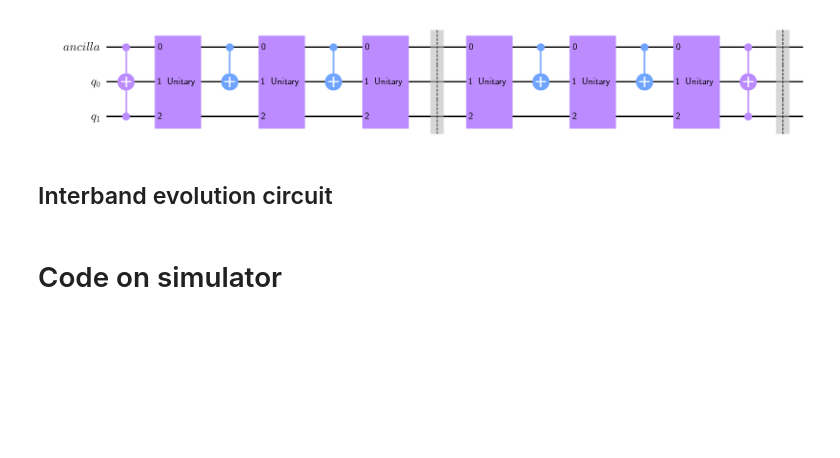
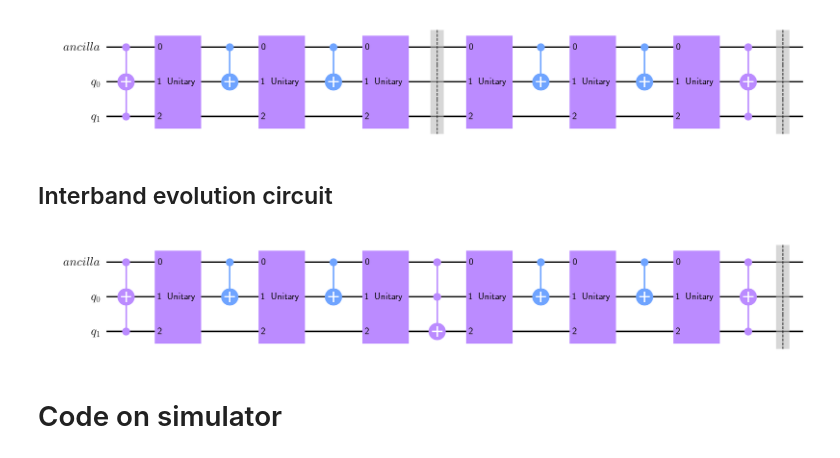
Before and after one commit to psasanka1729/chern-number-on-NISQ-computer, a Jupyter notebook: topological_phases_quantum_computer.ipynb, the cells around one changed output. Cells and saved outputs as stored; diff of their text form; code cells hidden in the pictures; blank space fills up the shorter version.

```diff
--- a/topological_phases_quantum_computer.ipynb
+++ b/topological_phases_quantum_computer.ipynb
@@ -309,37 +282,46 @@ intraband_evolution(1,1,1,1,1).draw("mpl",scale=2)
 # %%
 def interband_evolution(k_x,k_y,k_x_p,k_y_p,mu):
 
     qr = QuantumRegister(2,"q")
 
     # Create the ancilla register
     anc = QuantumRegister(1,"ancilla")
     # Create the quantum circuit
     qc = QuantumCircuit(anc,qr)
 
     qc.ccx(0,2,1)
     # $CCU_{3}^{\dagger}$ gate.
-    W = sqrtm(np.matrix(U3(angle_theta(k_x,k_y,mu),-angle_phi(k_x,k_y),angle_phi(k_x,k_y))).getH())
-    qc.unitary(controlled_W(W,1,2).A,[0,1,2])
+    theta_k = angle_theta(k_x,k_y,mu)
+    phi_k = angle_phi(k_x,k_y)
+    W_dag = sqrtm(U3(theta_k,-phi_k,phi_k.conj().T))
+    qc.unitary(controlled_W(W_dag,1,2).A,[0,1,2])
     qc.cx(0,1)
-    qc.unitary(np.matrix(controlled_W(W,1,2).A).getH(),[0,1,2])
+    #W = sqrtm(np.matrix(U3(theta_k,-phi_k,phi_k)))
+    qc.unitary(controlled_W(W_dag.conj().T,1,2).A,[0,1,2])
     qc.cx(0,1)
-    qc.unitary(controlled_W(W,0,2).A,[0,1,2])
+    qc.unitary(controlled_W(W_dag,0,2).A,[0,1,2])
 
     qc.ccx(0,1,2)
 
     # $CCU_{3}$ gate.
-    W = sqrtm(U3(angle_theta(k_x_p,k_y_p,mu),-angle_phi(k_x_p,k_y_p),angle_phi(k_x_p,k_y_p)))
+    theta_k_p = angle_theta(k_x_p,k_y_p,mu)
+    phi_k_p = angle_phi(k_x_p,k_y_p)
+    W = sqrtm(U3(theta_k_p,-phi_k_p,phi_k_p))
     qc.unitary(controlled_W(W,1,2).A,[0,1,2])
     qc.cx(0,1)
-    qc.unitary(np.matrix(controlled_W(W,1,2).A).getH(),[0,1,2])
+    #W_dag = sqrtm(np.matrix(U3(theta_k_p,-phi_k_p,phi_k_p).conj().T))
+    qc.unitary(controlled_W(W.conj().T,1,2).A,[0,1,2])
     qc.cx(0,1)
     qc.unitary(controlled_W(W,0,2).A,[0,1,2])
+
     qc.ccx(0,2,1)
 
     qc.barrier()
     #qc.measure(0,0)
     return qc
-#interband_evolution(1,1,1,1,1).draw("mpl",scale=2)
+interband_evolution(1,1,1,1,1).draw("mpl",scale=2,style="clifford")
+# %% [output]
+[figure, added]
 # %% [markdown]
 # Code on simulator
 # %%
```
Also changed, not shown: parts of 13 cells of this notebook.
